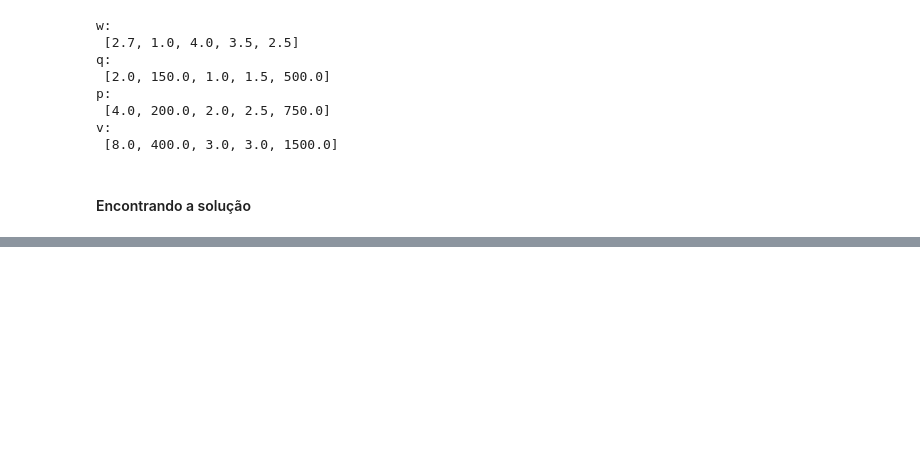
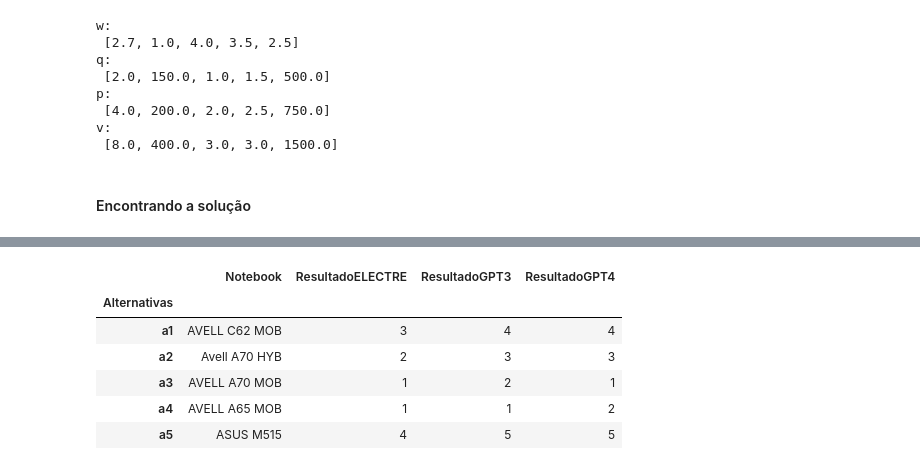
Before and after one commit to jvataidee/PesquisaOperacional, a Jupyter notebook: tcc_pesquisa_operacional.ipynb, the cells around one changed output, grey strips where cells are left out. Cells and saved outputs as stored; diff of their text form; code cells hidden in the pictures; blank space fills up the shorter version.

```diff
--- a/tcc_pesquisa_operacional.ipynb
+++ b/tcc_pesquisa_operacional.ipynb
@@ -115,17 +87,0 @@ global_concordance, credibility, rank_D, rank_A, rank_N, rank_P = electre_iii(ds
-# %%
-rank_D_final = []
-rank = []
-k = 1
-for i in range(0, len(rank_D)):
-    splited = list(rank_D[i].split('; '))
-    for s in splited:
-        rank_D_final.append(s)
-        rank.append(k)
-    k += 1
-
-resultado = pd.DataFrame()
-resultado["Alternativas"] = rank_D_final
-resultado["Resultado"] = rank
-
-dic = ds.iloc[:, 0:2].set_index("Alternativas")
-dic.join(resultado.set_index("Alternativas"), on = "Alternativas").sort_values("Resultado")
@@ -393,0 +112,10 @@ dic.join(resultados.set_index("Alternativas"), on = "Alternativas").sort_values(
+# %%
+dic
+# %% [output]
+|  | Notebook | ResultadoELECTRE | ResultadoGPT3 | ResultadoGPT4 |
+| Alternativas |  |  |  |  |
+| a1 | AVELL C62 MOB | 3 | 4 | 4 |
+| a2 | Avell A70 HYB | 2 | 3 | 3 |
+| a3 | AVELL A70 MOB | 1 | 2 | 1 |
+| a4 | AVELL A65 MOB | 1 | 1 | 2 |
+| a5 | ASUS M515 | 4 | 5 | 5 |
```
Also changed, not shown: parts of 22 cells of this notebook.
